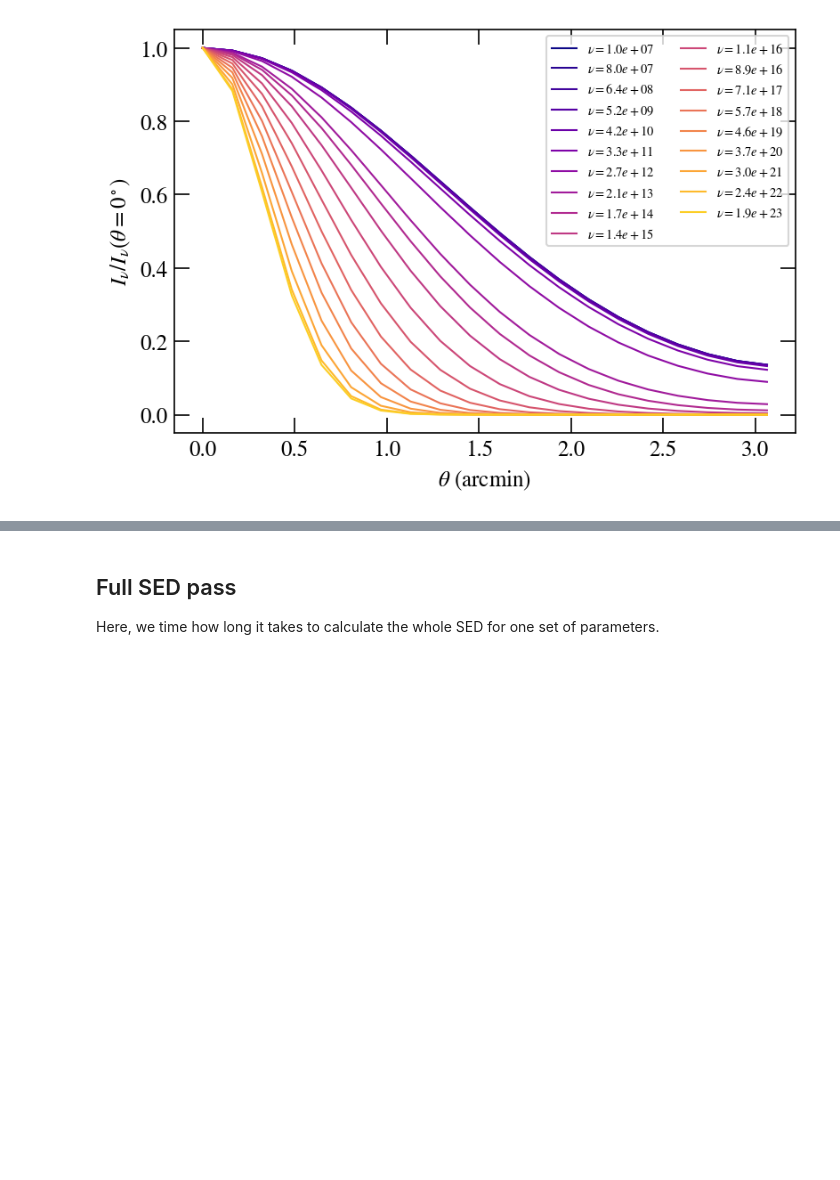
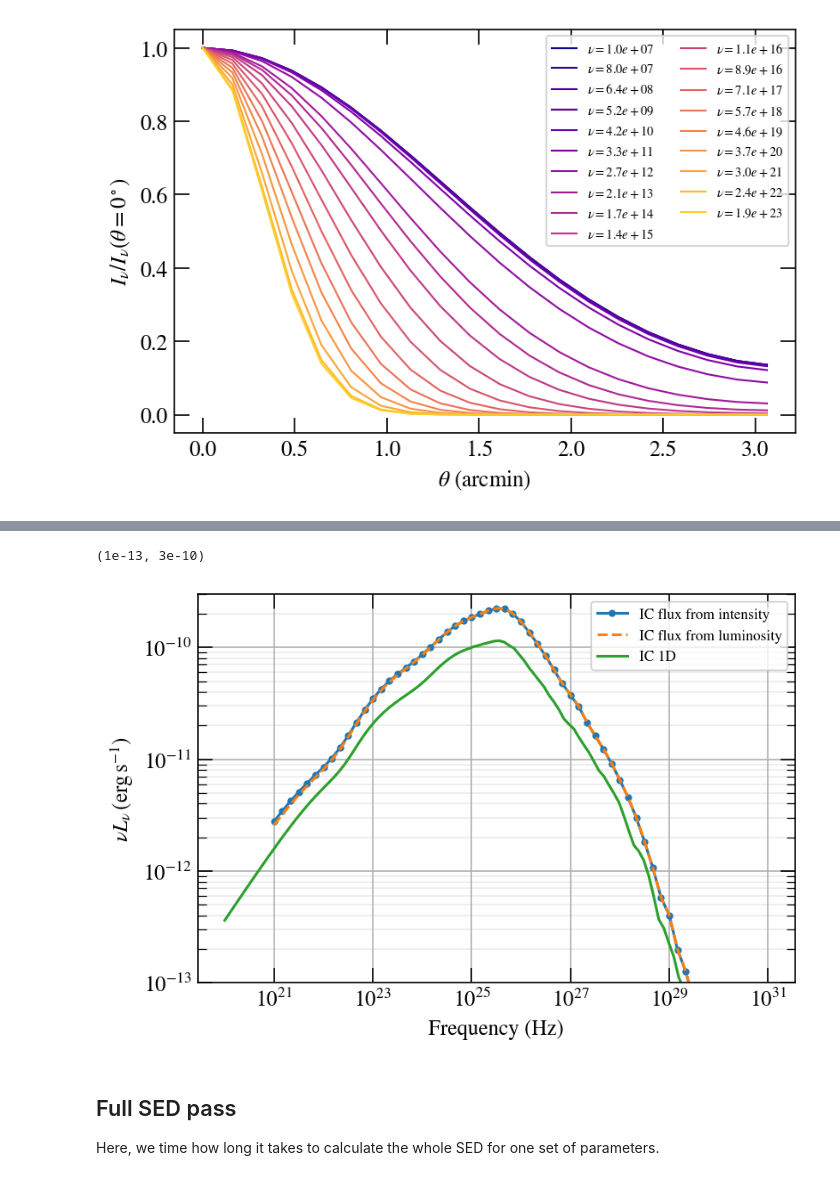
Before and after one commit to me-manu/crabmeyerpy, a Jupyter notebook: notebooks/demo_3d.ipynb, the cells around one changed output, grey strips where cells are left out. Cells and saved outputs as stored; diff of their text form; code cells hidden in the pictures; blank space fills up the shorter version.

```diff
--- a/notebooks/demo_3d.ipynb
+++ b/notebooks/demo_3d.ipynb
@@ -553,3 +550,26 @@ Text(0, 0.5, '$I_\\nu / I_\\nu(\\theta = 0^\\circ)$')
+# %%
+f_nu_ic = ssc.flux(nu_ic, theta_edges=[theta_arcmin[0], theta_arcmin[-1]],
+                   which='ic',
+                   integration_mode='romb',
+                   r_steps=65,
+                   theta_steps=65)
+# %%
+fig = plt.figure(dpi=150)
+plt.loglog(nu_ic, nu_ic * f_nu_ic, label="IC flux from intensity", marker='.')
+
+plt.loglog(nu_ic, nu_ic * L_nu_ic / 4. / np.pi / ssc.d ** 2.,
+           label="IC flux from luminosity", ls='--')
+# plot the 1D spectrum for comparison
+plot_1d(fig=fig, ic=True, sync=False, dust=False, luminosity=False)
+plt.legend(fontsize='small')
+plt.xlabel("Frequency (Hz)")
+plt.ylabel(r"$\nu L_\nu\,(\mathrm{erg}\,\mathrm{s}^{-1}$)")
+plt.grid()
+plt.grid(which='minor', lw=0.2)
+plt.ylim(1e-13, 3e-10)
+# %% [output]
+(1e-13, 3e-10)
+[figure, added]
 # %% [markdown]
 ## Full SED pass
 
```
Also changed, not shown: parts of 23 cells of this notebook, 3 other files.
